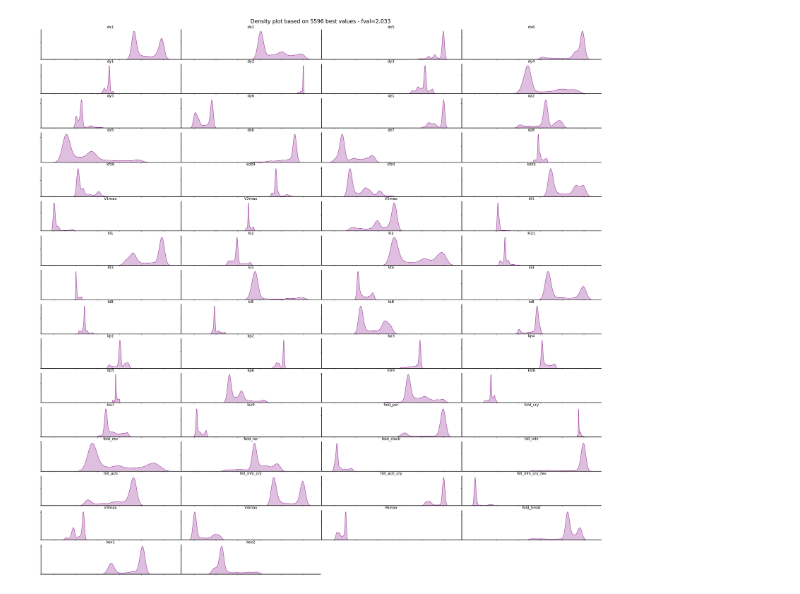
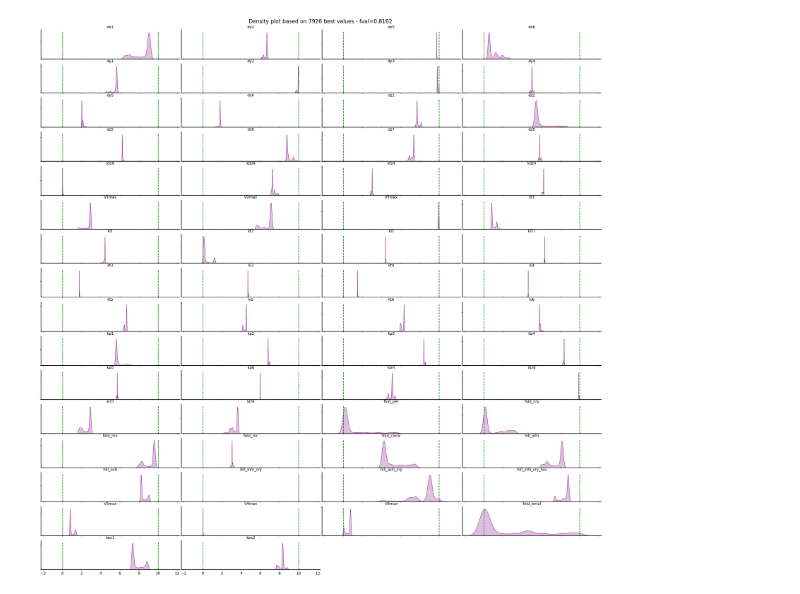
Before and after one commit to ClemenceMetayer/parameters_estimation, a Jupyter notebook: visu.ipynb, the cells around one changed output. Cells and saved outputs as stored; diff of their text form; code cells hidden in the pictures.

```diff
--- a/visu.ipynb
+++ b/visu.ipynb
@@ -190,7 +173,7 @@ def get_params_from_cmaes(datfile):
     return evals, time_fitness, time_params
 
 
-def plot_params_distrib(filename, list_params, save=False):
+def plot_params_distrib(filename, list_params, save=False, scale='linear', sharex=True):
 
     """
     Density plot for the parameters based on 10% best fitness values.
@@ -199,41 +182,45 @@ def plot_params_distrib(filename, list_params, save=False):
 
     evals, fitness_dist, params_dist = get_params_from_cmaes(filename)
     fitness_dist = np.array(fitness_dist)
-    best = np.where(fitness_dist / np.min(fitness_dist) < 1.1)[0]
+    best = np.where(fitness_dist / np.min(fitness_dist) < 1.01)[0]
     fval = np.round(np.min(fitness_dist), 4)
 
-    fig, axes = plt.subplots(16, 4, figsize=(30, 30), sharex=True)
+    fig, axes = plt.subplots(16, 4, figsize=(30, 30), sharex=sharex)
     fig.suptitle(f'Density plot based on {len(best)} best values - fval={fval}',
                  fontsize=20)
     for i, ax in zip(range(len(list_params)), axes.flat):
         sns.kdeplot([params_dist[j][i] for j in best], fill=True,
                     color='purple', ax=ax)
         ax.set_title(list_params[i], fontsize=14)
         ax.tick_params(axis='x', labelsize=14)
         ax.set_ylabel('')
         ax.set_xticklabels([''])
         ax.set_yticklabels([''])
+        ax.set_xscale(scale)
+        ymin, ymax = ax.get_ylim()
+        ax.vlines(0, ymin, ymax, color='green', linestyle='--')
+        ax.vlines(10, ymin, ymax, color='green', linestyle='--')
     [fig.delaxes(axes[-1, i]) for i in [-1, -2]]
     fig.tight_layout(w_pad=0, h_pad=-.1)
     if save:
         plt.savefig(f'params_dist_error{fval}.pdf', transparent=True)
     plt.show()
 
 list_params = ['dx{}'.format(i) for i in [1, 2, 5, 6]] \
             + ['dy{}'.format(i) for i in range(1, 7)] \
             + ['dz{}'.format(i) for i in [1, 2, 5, 6, 7, 8]] \
             + ['kfz9', 'kdz9', 'kfz4', 'kdz4'] \
             + ['V{}max'.format(i) for i in [1, 2, 5]] \
             + ['kt1', 'ki1', 'kt2', 'ki2', 'ki21', 'kt3', 'ki3', 'kt4', 'ki4', 'kt5', 'ki5', 'kt6', 'ki6'] \
             + ['kp{}'.format(i) for i in range(1, 7)] \
             + ['kiz{}'.format(i) for i in [4, 6, 7, 9]] \
             + ['fold_per', 'fold_cry', 'fold_rev', 'fold_ror', 'fold_clock'] \
             + ['hill_inhi', 'hill_acti', 'hill_inhi_cry', 'hill_acti_cry', 'hill_inhi_cry_rev'] \
             + ['V3max', 'V4max', 'V6max', 'fold_bmal', 'kex1', 'kex2']
 
 plot_params_distrib(f'outcmaes/params_dist_{error}.dat', list_params)
 # %% [output]
-[figure, old version]
+[figure, new version]
 # %%
 t2000 = np.linspace(0, 2000, 20001)
 Y2000 = odeint(clock_model, y0, t2000, args=(params,), rtol=10**(-12), atol=10**(-12))
```
Also changed, not shown: parts of 6 cells of this notebook, 3 other files.
